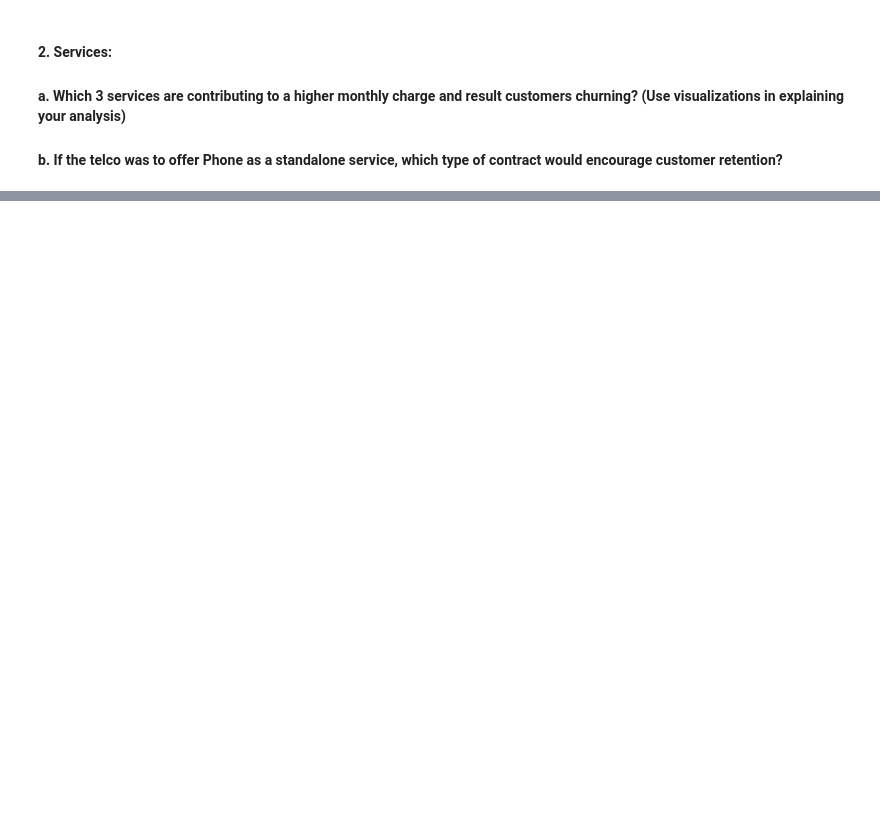
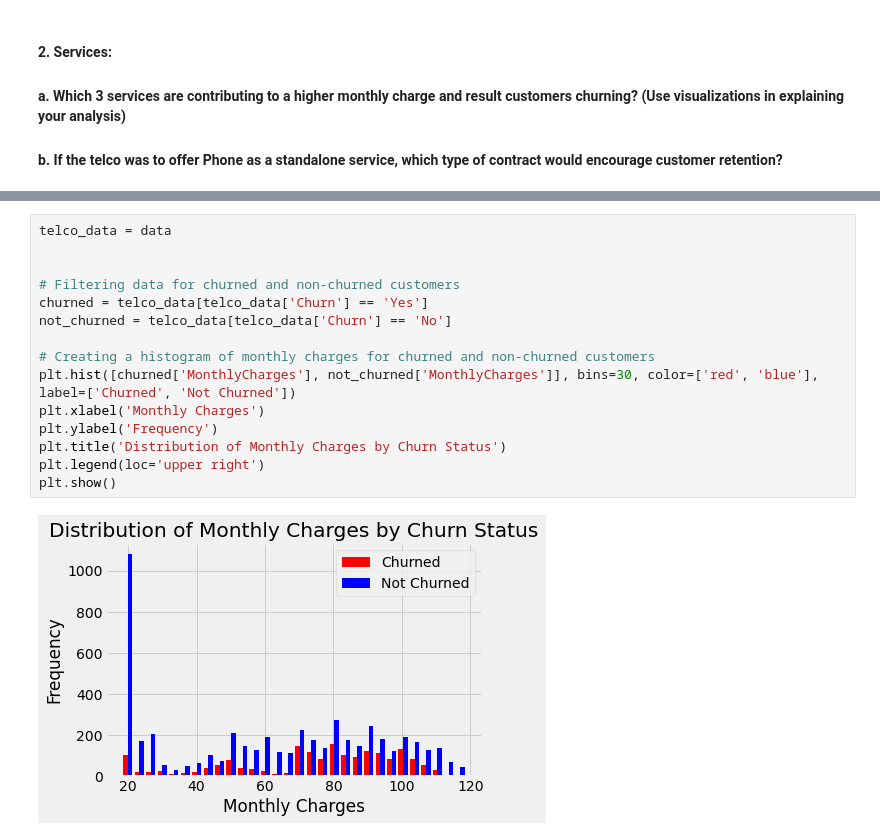
Before and after one commit to gathungugabriel/ADS-Assignment-4, a Jupyter notebook: Untitled.ipynb, the cells around one changed output, grey strips where cells are left out. Saved outputs shown, nothing was run; the diff lists cells and outputs as text; blank space fills up the shorter version.

```diff
--- a/Untitled.ipynb
+++ b/Untitled.ipynb
@@ -154,0 +223,17 @@ fig.show()
+# %%
+telco_data = data
+
+
+# Filtering data for churned and non-churned customers
+churned = telco_data[telco_data['Churn'] == 'Yes']
+not_churned = telco_data[telco_data['Churn'] == 'No']
+
+# Creating a histogram of monthly charges for churned and non-churned customers
+plt.hist([churned['MonthlyCharges'], not_churned['MonthlyCharges']], bins=30, color=['red', 'blue'], label=['Churned', 'Not Churned'])
+plt.xlabel('Monthly Charges')
+plt.ylabel('Frequency')
+plt.title('Distribution of Monthly Charges by Churn Status')
+plt.legend(loc='upper right')
+plt.show()
+# %% [output]
+[figure, added]
```
Also changed, not shown: parts of 16 cells of this notebook.
